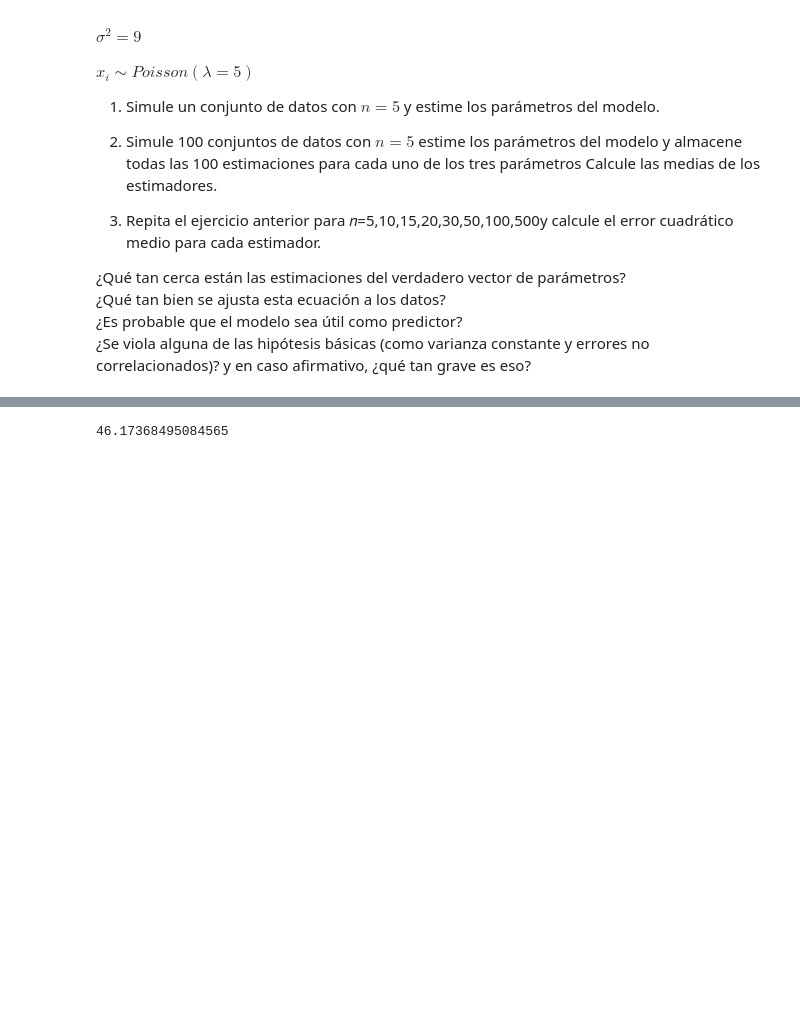
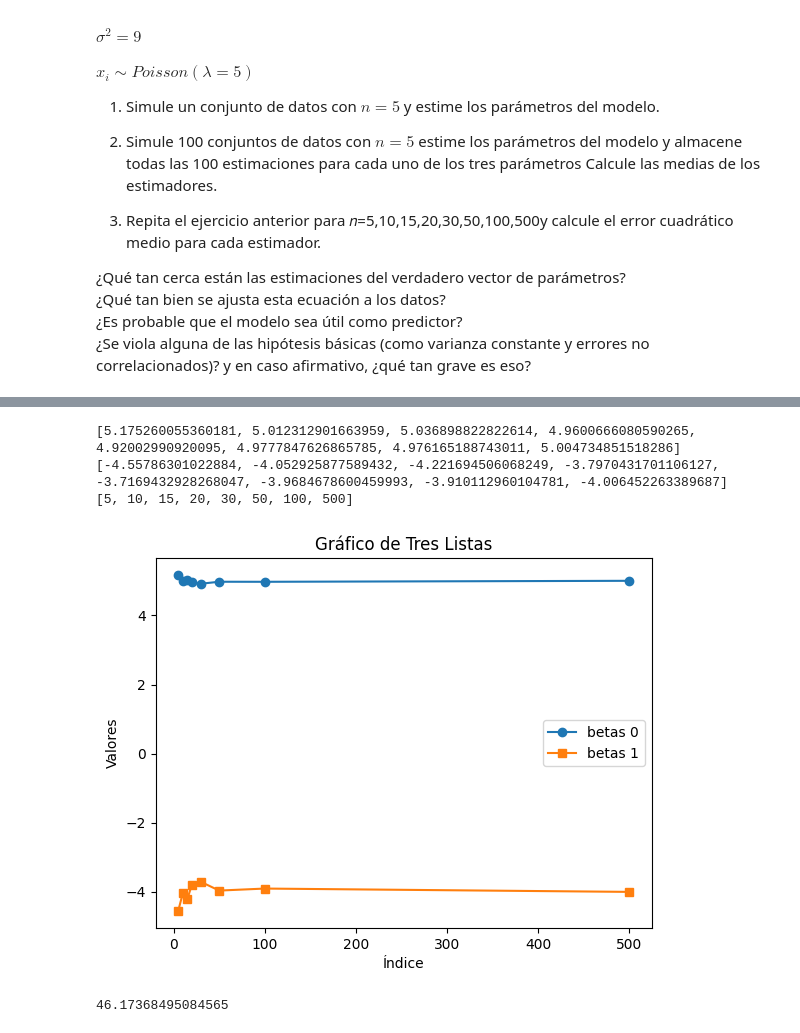
Before and after one commit to oecorrechag/regression, a Jupyter notebook: notebooks/01_seccion/1.1 Introduccion/1.1.2 Simple linear regression.ipynb, the cells around one changed output, grey strips where cells are left out. Saved outputs shown, nothing was run; the diff lists cells and outputs as text; code cells hidden in the pictures; blank space fills up the shorter version.

```diff
--- a/notebooks/01_seccion/1.1 Introduccion/1.1.2 Simple linear regression.ipynb
+++ b/notebooks/01_seccion/1.1 Introduccion/1.1.2 Simple linear regression.ipynb
@@ -368,3 +365,56 @@ plt.show()
+# %%
+n = [5,10,15,20,30,50,100,500] #
+
+betas0 = []
+betas1 = []
+nn = []
+
+for e in n:
+
+    beta0 = []
+    beta1 = []
+
+    for i in range(100):
+        # Generar 5 números aleatorios con distribución de Poisson
+        x = poisson.rvs(lmbda, size=e)
+        # Calcular los estadisticos
+        media = -4+5*x
+        # Generar 5 números aleatorios con distribución de Normal con la media y la varianza
+        y = np.random.normal(loc=media, scale=np.sqrt(var), size=e)
+
+        # Lineal regression
+        modelo_regresion = LinearRegression().fit(x.reshape(-1, 1), y)
+        beta0.append(modelo_regresion.coef_[0])
+        beta1.append(modelo_regresion.intercept_)
+
+    # promedio de las 100 simulaciones
+    mean_beta0 = np.mean(beta0)
+    mean_beta1 = np.mean(beta1)
+
+    betas0.append(mean_beta0)
+    betas1.append(mean_beta1)
+    nn.append(e)
+
+print(betas0)
+print(betas1)
+print(nn)
+print()
+# %% [output]
+[5.175260055360181, 5.012312901663959, 5.036898822822614, 4.9600666080590265, 4.92002990920095, 4.9777847626865785, 4.976165188743011, 5.004734851518286]
+[-4.55786301022884, -4.052925877589432, -4.221694506068249, -3.7970431701106127, -3.7169432928268047, -3.9684678600459993, -3.910112960104781, -4.006452263389687]
+[5, 10, 15, 20, 30, 50, 100, 500]
+# %%
+# Crear el gráfico de líneas
+plt.plot(nn, betas0, label='betas 0', marker='o')
+plt.plot(nn, betas1, label='betas 1', marker='s')
+
+plt.title('Gráfico de Tres Listas')
+plt.xlabel('Índice')
+plt.ylabel('Valores')
+plt.legend()
+plt.show()
+# %% [output]
+[figure, added]
 # %%
 y_pred = modelo_regresion.predict(x.reshape(-1, 1))
 # Calcula los residuales
```
Also changed, not shown: parts of 6 cells of this notebook.
